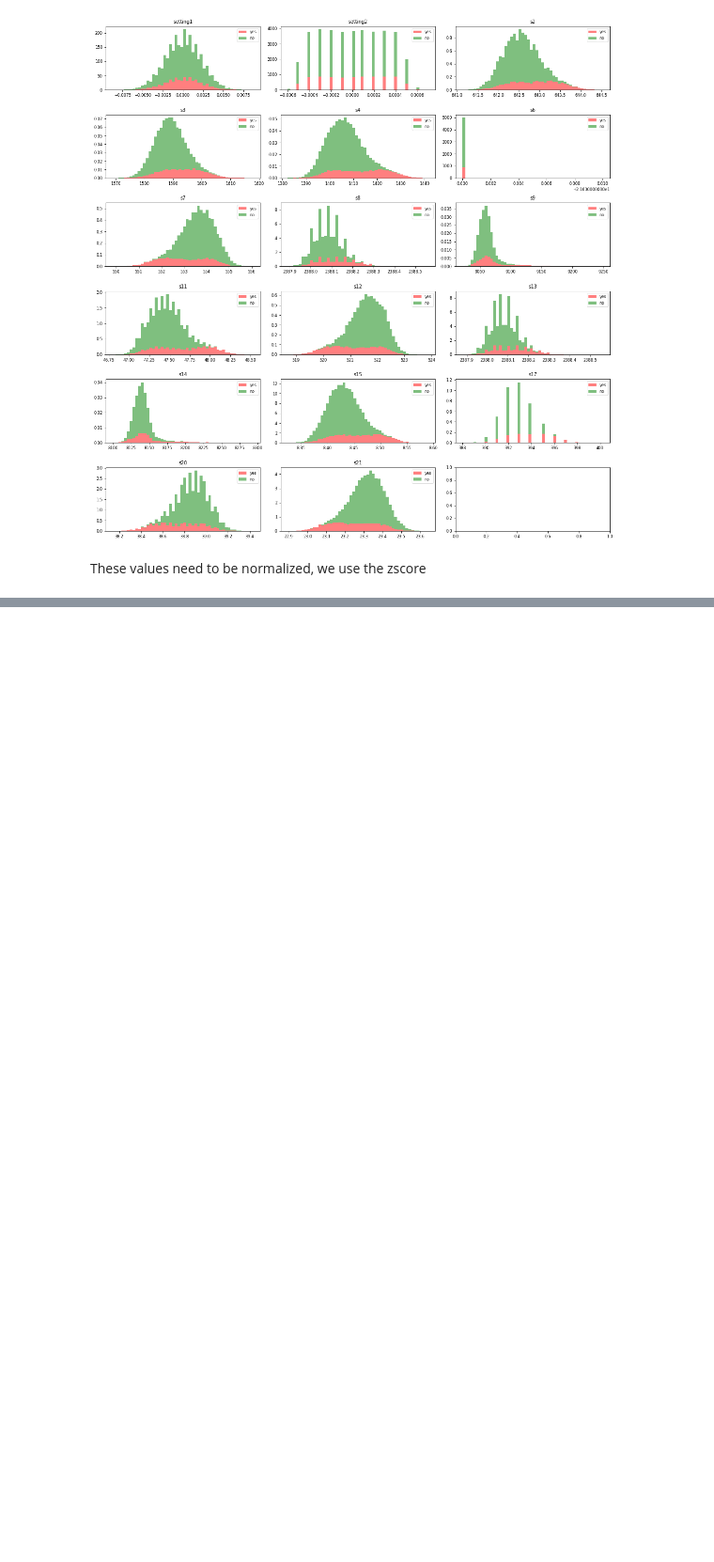
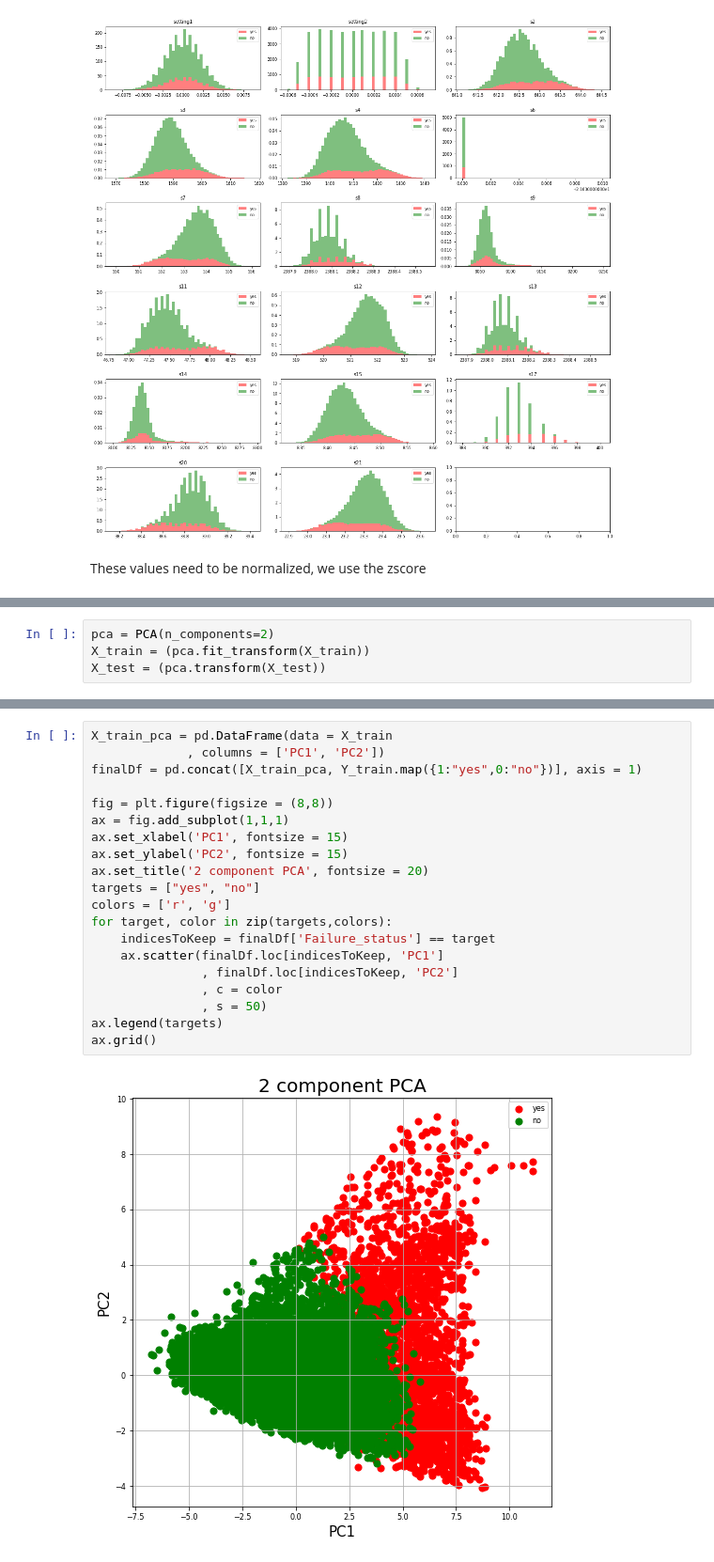
Before and after one commit to PedroMarques27/ED, a Jupyter notebook: Data_mining_Notebook.ipynb, the cells around one changed output, grey strips where cells are left out. Shown: that part at 94% size. Drawn from its saved outputs; the diff is of its cells as text; blank space fills up the shorter version.

```diff
--- a/Data_mining_Notebook.ipynb
+++ b/Data_mining_Notebook.ipynb
@@ -640,0 +330,4 @@ https://michael-fuchs-python.netlify.app/2021/02/03/nn-multi-layer-perceptron-cl
+# %%
+pca = PCA(n_components=2)
+X_train = (pca.fit_transform(X_train))
+X_test = (pca.transform(X_test))
@@ -640,0 +354,22 @@ https://michael-fuchs-python.netlify.app/2021/02/03/nn-multi-layer-perceptron-cl
+# %%
+X_train_pca = pd.DataFrame(data = X_train
+             , columns = ['PC1', 'PC2'])
+finalDf = pd.concat([X_train_pca, Y_train.map({1:"yes",0:"no"})], axis = 1)
+
+fig = plt.figure(figsize = (8,8))
+ax = fig.add_subplot(1,1,1)
+ax.set_xlabel('PC1', fontsize = 15)
+ax.set_ylabel('PC2', fontsize = 15)
+ax.set_title('2 component PCA', fontsize = 20)
+targets = ["yes", "no"]
+colors = ['r', 'g']
+for target, color in zip(targets,colors):
+    indicesToKeep = finalDf['Failure_status'] == target
+    ax.scatter(finalDf.loc[indicesToKeep, 'PC1']
+               , finalDf.loc[indicesToKeep, 'PC2']
+               , c = color
+               , s = 50)
+ax.legend(targets)
+ax.grid()
+# %% [output]
+[figure, added]
```
Also changed, not shown: parts of 72 cells of this notebook.
